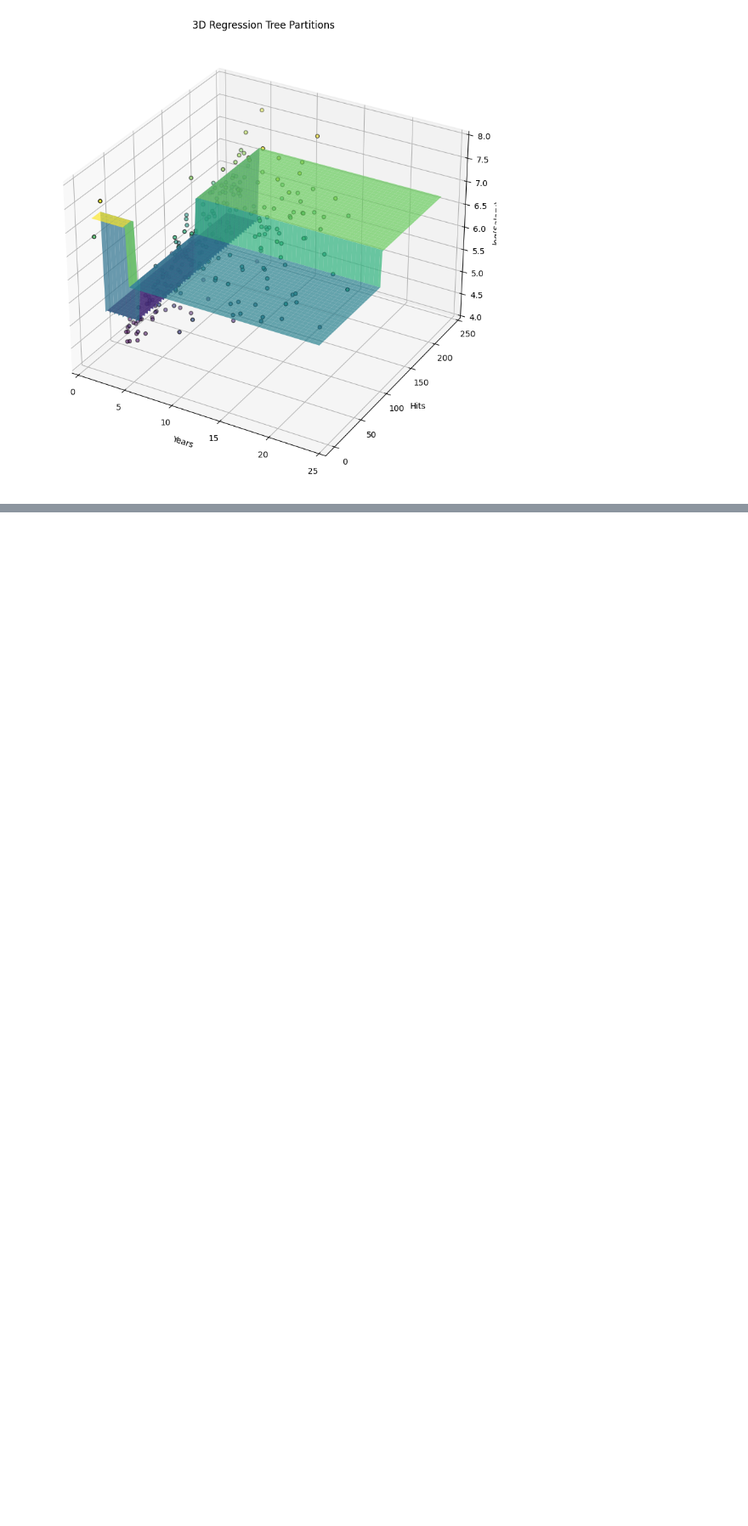
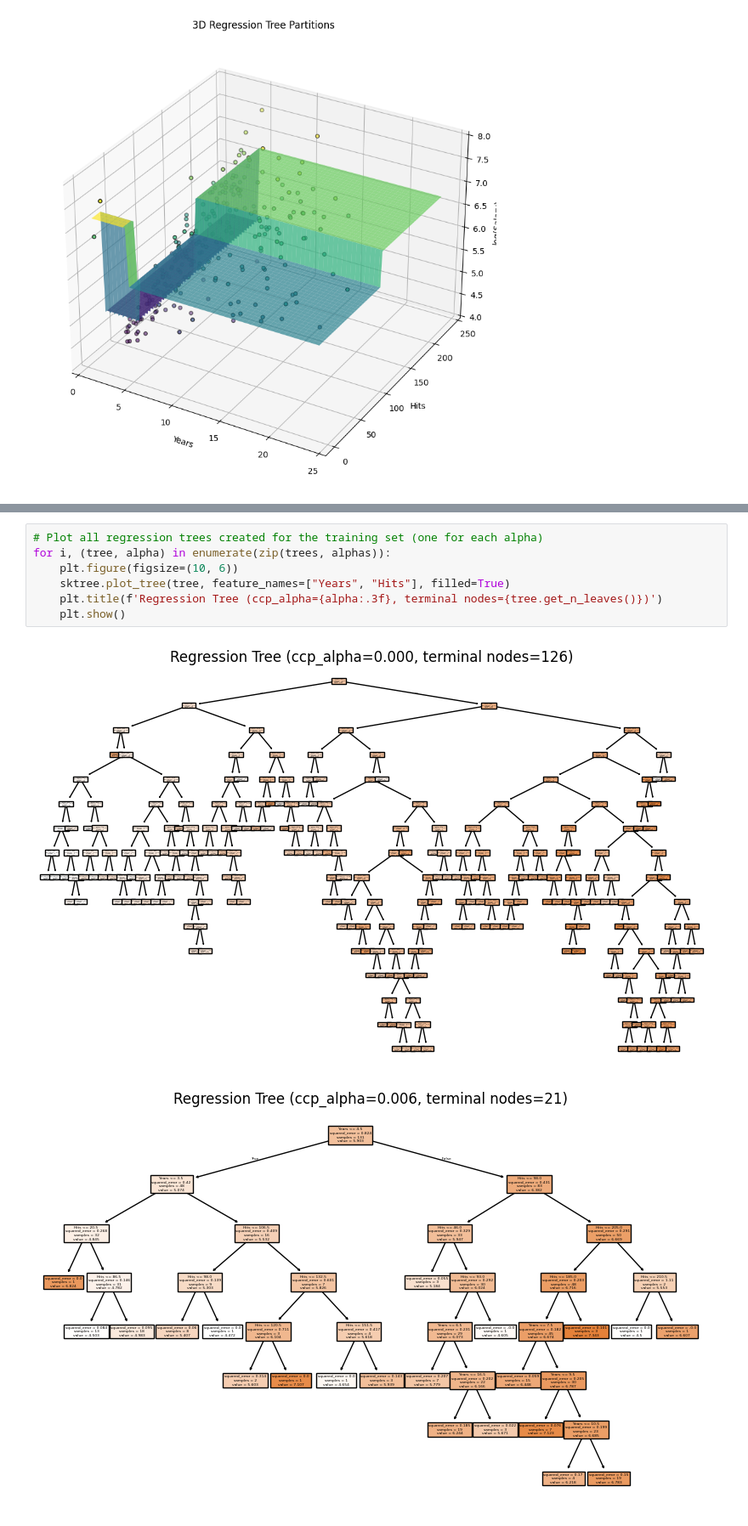
Before and after one commit to ZlataSparrow/An-Introduction-to-Statistical-Learning-Python, a Jupyter notebook: notebook/ch9.ipynb, the cells around one changed output, grey strips where cells are left out. Shown at 85% size. Saved outputs shown, nothing was run; the diff lists cells and outputs as text; blank space fills up the shorter version.

```diff
--- a/notebook/ch9.ipynb
+++ b/notebook/ch9.ipynb
@@ -182,0 +197,10 @@ plt.show()
+# %%
+# Plot all regression trees created for the training set (one for each alpha)
+for i, (tree, alpha) in enumerate(zip(trees, alphas)):
+    plt.figure(figsize=(10, 6))
+    sktree.plot_tree(tree, feature_names=["Years", "Hits"], filled=True)
+    plt.title(f'Regression Tree (ccp_alpha={alpha:.3f}, terminal nodes={tree.get_n_leaves()})')
+    plt.show()
+# %% [output]
+[figure, added]
+[figure, added]
```
Also changed, not shown: parts of 11 cells of this notebook.
